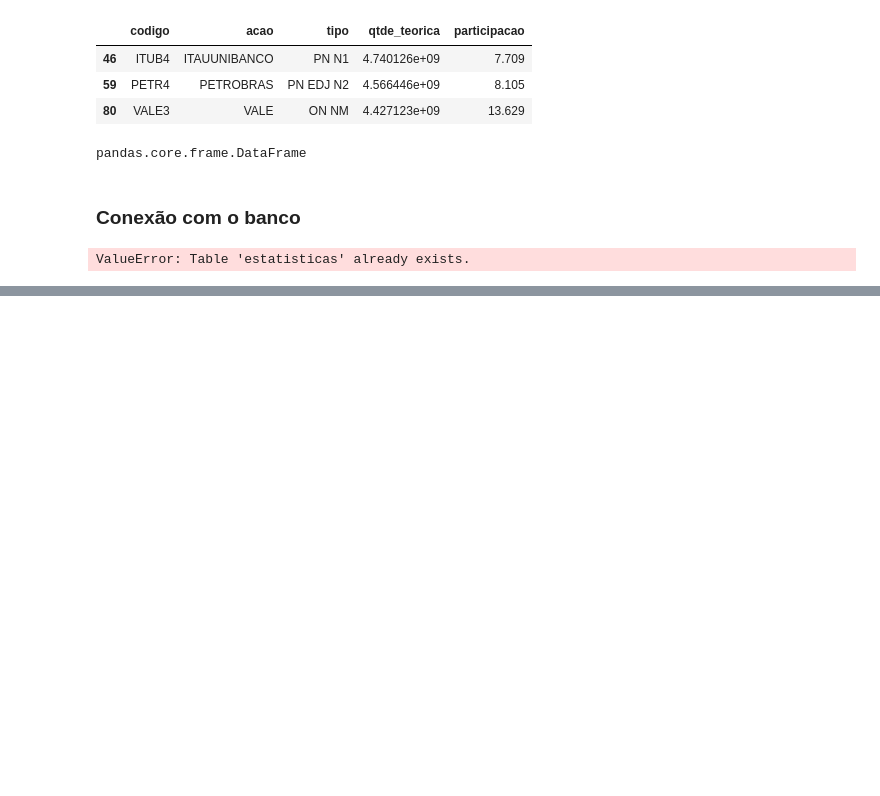
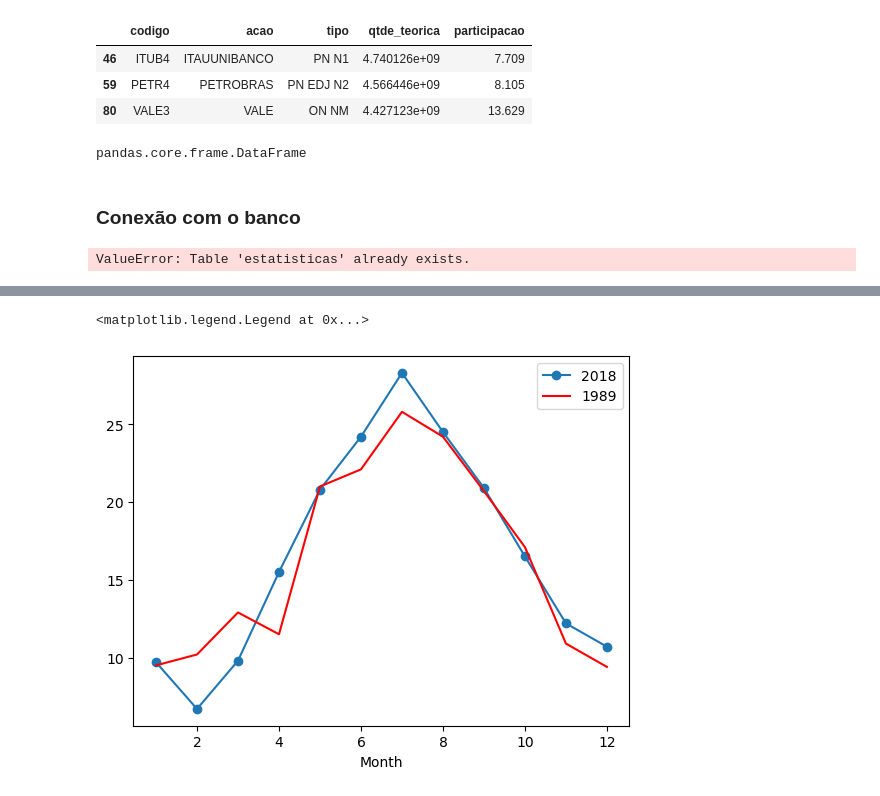
Before and after one commit to pdiegoneves/UNICESUMAR-Python-Avancado, a Jupyter notebook: bibliotecas.ipynb, the cells around one changed output, grey strips where cells are left out. Drawn from its saved outputs; the diff is of its cells as text; code cells hidden in the pictures; blank space fills up the shorter version.

Commit message:
matplotlib e seaborn

```diff
--- a/bibliotecas.ipynb
+++ b/bibliotecas.ipynb
@@ -366,0 +422,3 @@ df_cardio.to_sql('cardio', conexao, if_exists='replace', index=False)
+# %%
+df_clima_2018 = pd.read_sql('select * from tempo where Year = 2018', conexao)
+df_clima_2018
@@ -366,0 +439,3 @@ df_cardio.to_sql('cardio', conexao, if_exists='replace', index=False)
+# %%
+df_clima_89 = pd.read_sql('select * from tempo where Year = 1989', conexao)
+df_clima_89
@@ -366,0 +456,9 @@ df_cardio.to_sql('cardio', conexao, if_exists='replace', index=False)
+# %%
+ax_2018 = df_clima_2018.plot(y='Tmax', marker='o', x='Month')
+
+ax = df_clima_89.plot(y='Tmax', color='red', x='Month', ax=ax_2018, )
+
+ax.legend(['2018', '1989'])
+# %% [output]
+<matplotlib.legend.Legend at 0x...>
+[figure, added]
```
Also changed, not shown: parts of 33 cells of this notebook, 1 other file.
